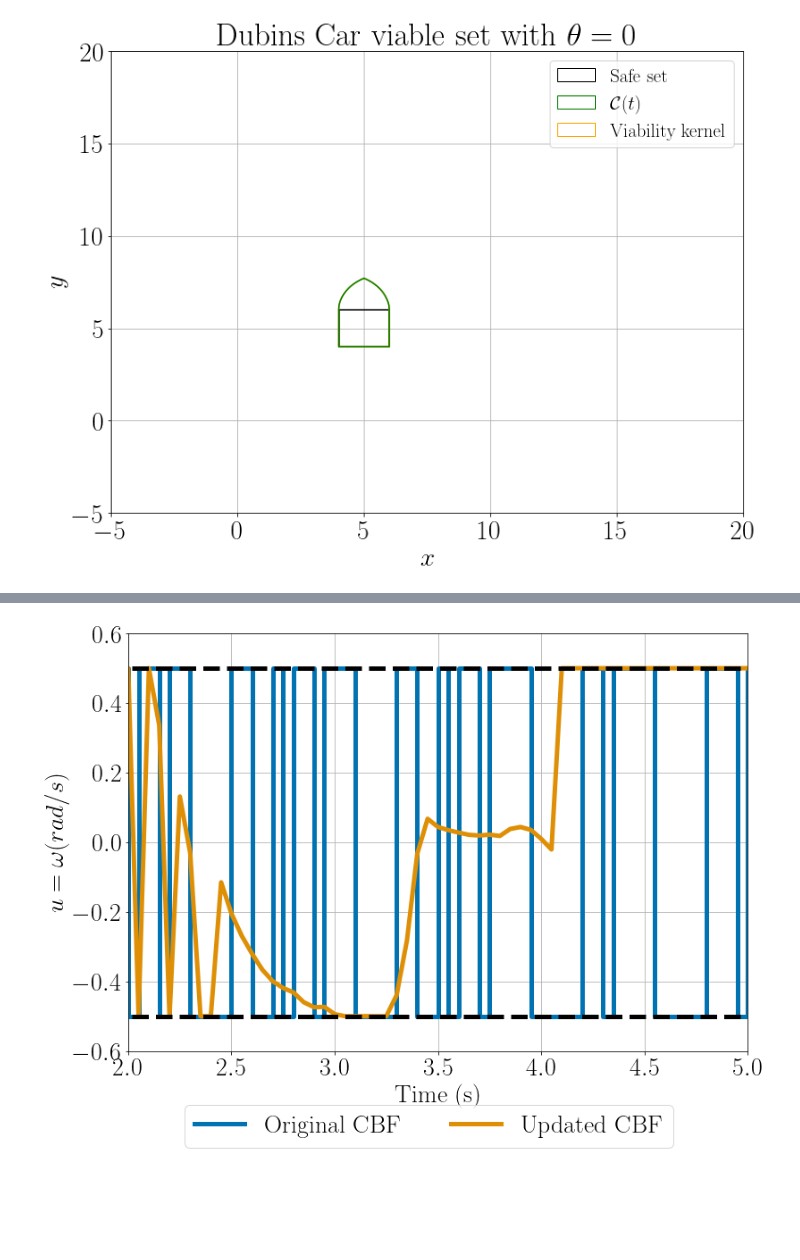
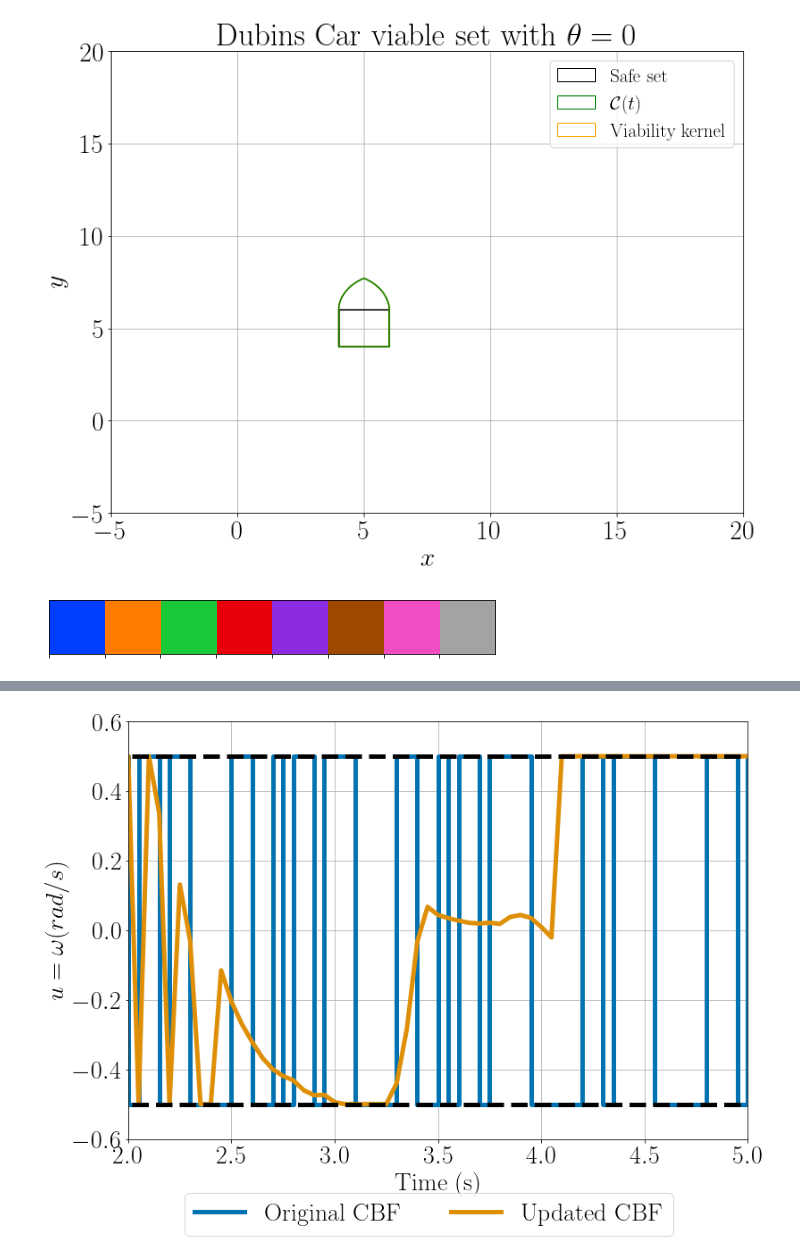
Before and after one commit to UCSD-SASLab/refineCBF, a Jupyter notebook: examples/dubins.ipynb, the cells around one changed output, grey strips where cells are left out. Saved outputs shown, nothing was run; the diff lists cells and outputs as text; code cells hidden in the pictures; blank space fills up the shorter version.

```diff
--- a/examples/dubins.ipynb
+++ b/examples/dubins.ipynb
@@ -256,5 +256,9 @@ for i, t in enumerate(tqdm(ts)):
     states_filt_ws.append(x_filt_ws)
     vf_filt_ws.append(tabular_cbf.vf(x_filt_ws, t))
     control_filt_ws.append(input_mod_ws)
+# %%
+sns.palplot(sns.color_palette("bright", 8))
+# %% [output]
+[figure, added]
 # %%
 fig, ax = plt.subplots(figsize=(12, 9))
```
Also changed, not shown: parts of 4 cells of this notebook, 2 other files.
